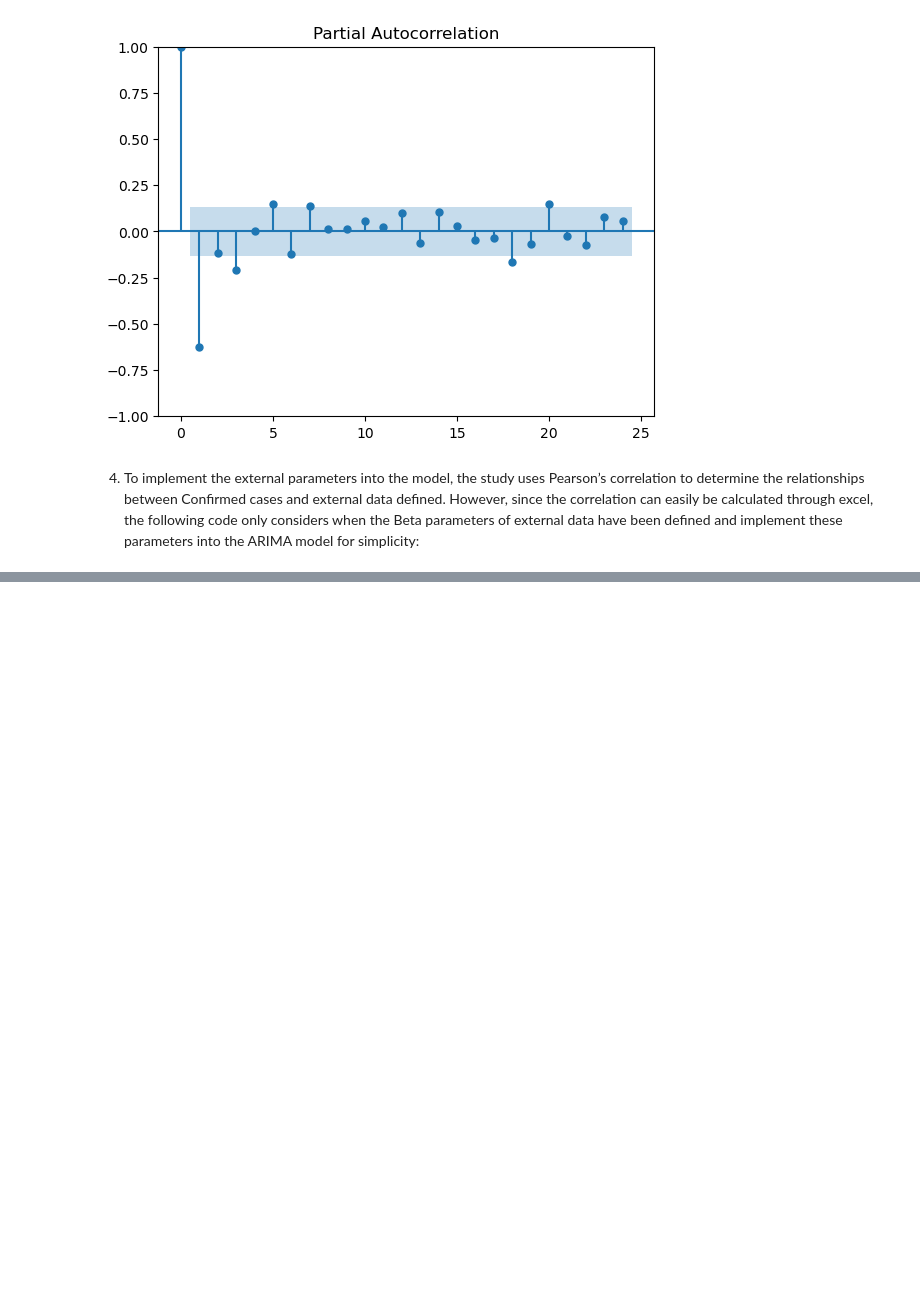
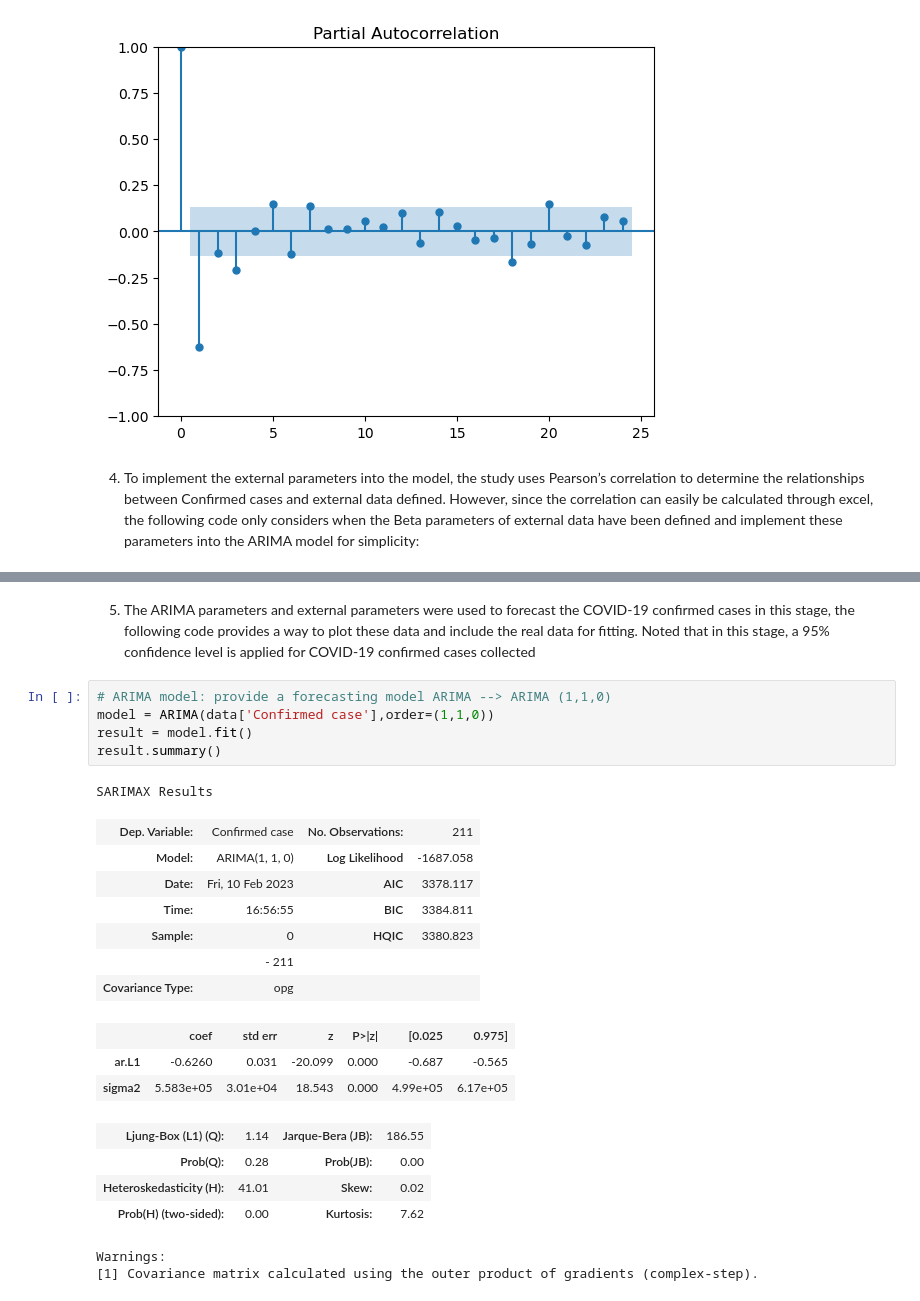
Before and after one commit to jesuisbin/Capstone-design_Modelling-the-spread-of-COVID19, a Jupyter notebook: process.ipynb, the cells around one changed output, grey strips where cells are left out. Saved outputs shown, nothing was run; the diff lists cells and outputs as text; blank space fills up the shorter version.

```diff
--- a/process.ipynb
+++ b/process.ipynb
@@ -133,0 +166,25 @@ pacf_plot = plot_pacf(data['1st Differencing'].dropna(),method='ywm')
+# %% [markdown]
+5. The ARIMA parameters and external parameters were used to forecast the COVID-19 confirmed cases in this stage, the following code provides a way to plot these data and include the real data for fitting. Noted that in this stage, a 95% confidence level is applied for COVID-19 confirmed cases collected
+# %%
+# ARIMA model: provide a forecasting model ARIMA --> ARIMA (1,1,0)
+model = ARIMA(data['Confirmed case'],order=(1,1,0))
+result = model.fit()
+result.summary()
+# %% [output]
+SARIMAX Results
+| Dep. Variable: | Confirmed case | No. Observations: | 211 |
+| Model: | ARIMA(1, 1, 0) | Log Likelihood | -1687.058 |
+| Date: | Fri, 10 Feb 2023 | AIC | 3378.117 |
+| Time: | 16:56:55 | BIC | 3384.811 |
+| Sample: | 0 | HQIC | 3380.823 |
+|  | - 211 |  |  |
+| Covariance Type: | opg |  |  |
+|  | coef | std err | z | P>|z| | [0.025 | 0.975] |
+| ar.L1 | -0.6260 | 0.031 | -20.099 | 0.000 | -0.687 | -0.565 |
+| sigma2 | 5.583e+05 | 3.01e+04 | 18.543 | 0.000 | 4.99e+05 | 6.17e+05 |
+| Ljung-Box (L1) (Q): | 1.14 | Jarque-Bera (JB): | 186.55 |
+| Prob(Q): | 0.28 | Prob(JB): | 0.00 |
+| Heteroskedasticity (H): | 41.01 | Skew: | 0.02 |
+| Prob(H) (two-sided): | 0.00 | Kurtosis: | 7.62 |
+Warnings:
+[1] Covariance matrix calculated using the outer product of gradients (complex-step).
```
Also changed, not shown: parts of 15 cells of this notebook.
